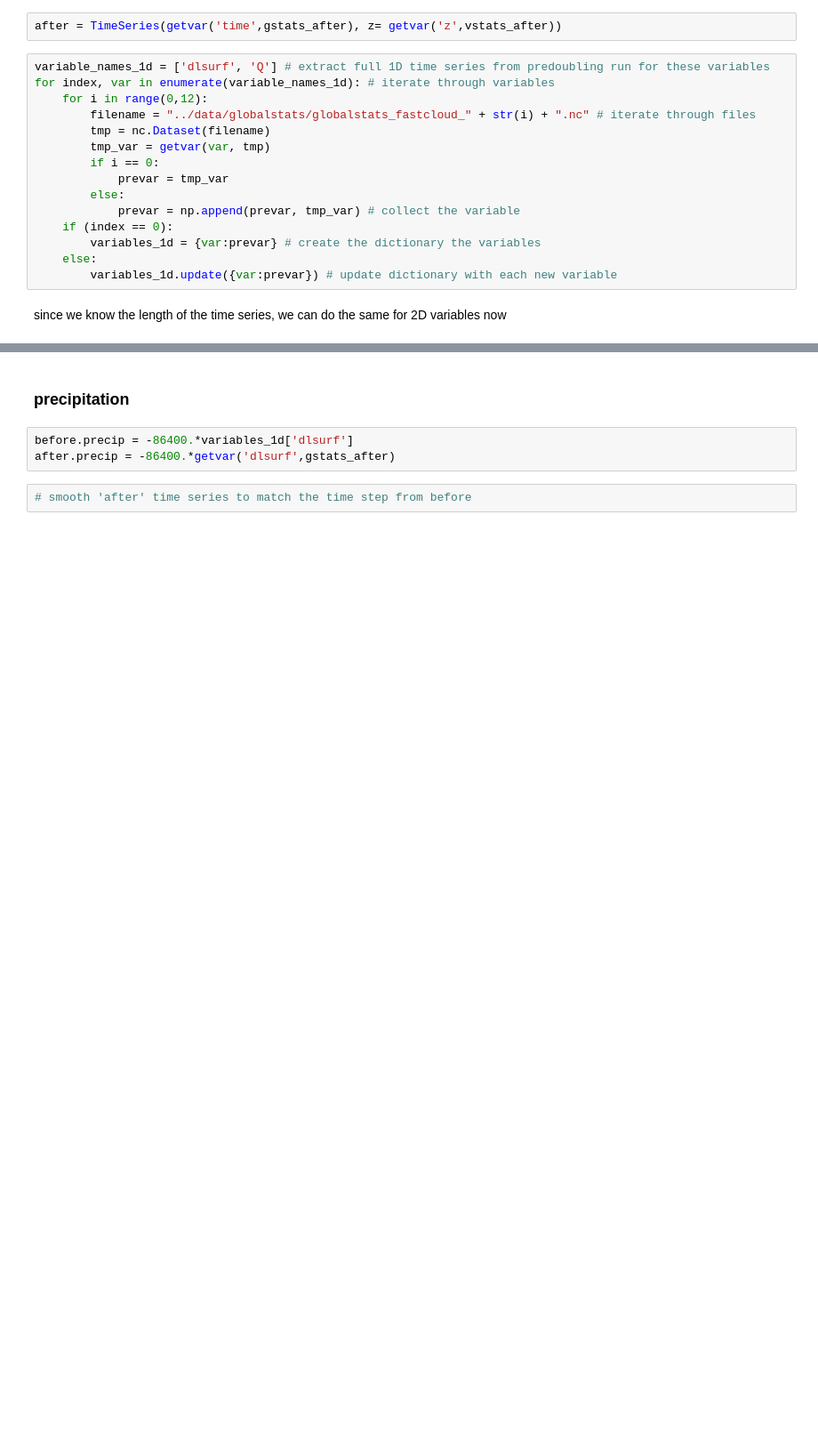
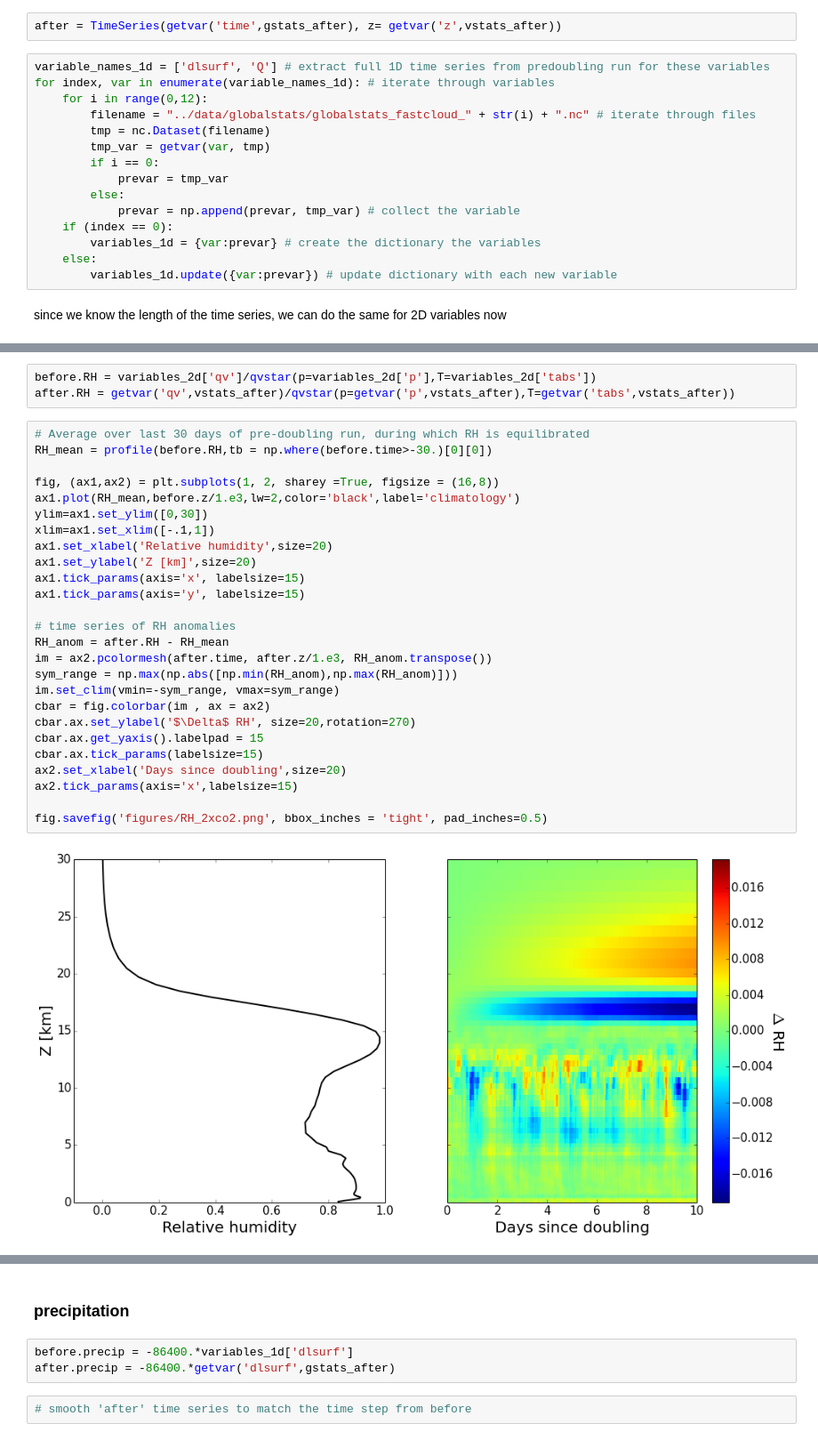
Before and after one commit to jedman/2xco2, a Jupyter notebook: exploration2xCO2.ipynb, the cells around one changed output, grey strips where cells are left out. Shown at 89% size. Drawn from its saved outputs; the diff is of its cells as text; blank space fills up the shorter version.

```diff
--- a/exploration2xCO2.ipynb
+++ b/exploration2xCO2.ipynb
@@ -79,0 +151,31 @@ for index, var in enumerate(variable_names_2d): # iterate through variables
+# %%
+before.RH = variables_2d['qv']/qvstar(p=variables_2d['p'],T=variables_2d['tabs'])
+after.RH = getvar('qv',vstats_after)/qvstar(p=getvar('p',vstats_after),T=getvar('tabs',vstats_after))
+# %%
+# Average over last 30 days of pre-doubling run, during which RH is equilibrated
+RH_mean = profile(before.RH,tb = np.where(before.time>-30.)[0][0])
+
+fig, (ax1,ax2) = plt.subplots(1, 2, sharey =True, figsize = (16,8))
+ax1.plot(RH_mean,before.z/1.e3,lw=2,color='black',label='climatology')
+ylim=ax1.set_ylim([0,30])
+xlim=ax1.set_xlim([-.1,1])
+ax1.set_xlabel('Relative humidity',size=20)
+ax1.set_ylabel('Z [km]',size=20)
+ax1.tick_params(axis='x', labelsize=15)
+ax1.tick_params(axis='y', labelsize=15)
+
+# time series of RH anomalies
+RH_anom = after.RH - RH_mean
+im = ax2.pcolormesh(after.time, after.z/1.e3, RH_anom.transpose())
+sym_range = np.max(np.abs([np.min(RH_anom),np.max(RH_anom)]))
+im.set_clim(vmin=-sym_range, vmax=sym_range)
+cbar = fig.colorbar(im , ax = ax2)
+cbar.ax.set_ylabel('$\Delta$ RH', size=20,rotation=270)
+cbar.ax.get_yaxis().labelpad = 15
+cbar.ax.tick_params(labelsize=15)
+ax2.set_xlabel('Days since doubling',size=20)
+ax2.tick_params(axis='x',labelsize=15)
+
+fig.savefig('figures/RH_2xco2.png', bbox_inches = 'tight', pad_inches=0.5)
+# %% [output]
+[figure, added]
```
Also changed, not shown: parts of 12 cells of this notebook, 1 other file.
